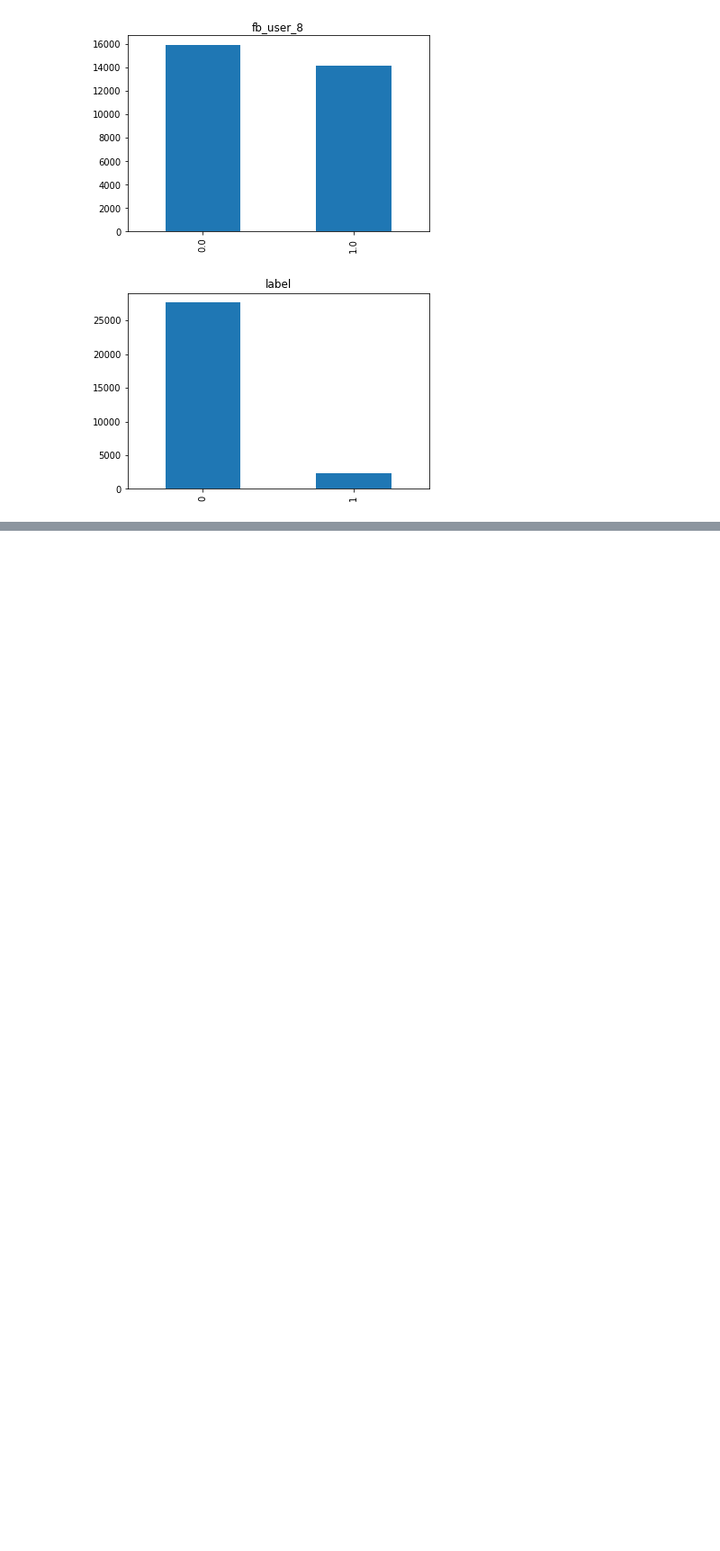
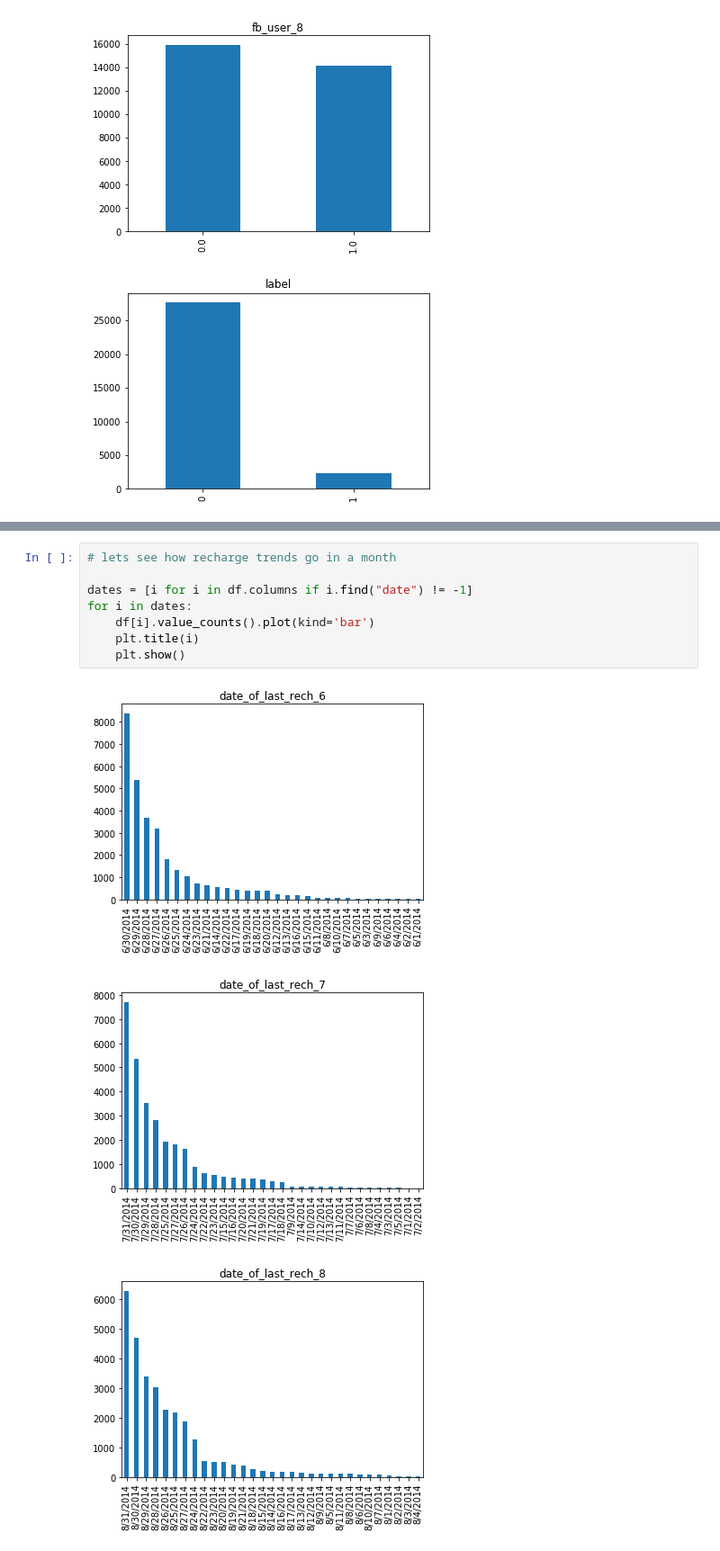
Before and after one commit to jagadeesh-gajula/Telecom-Churn-Prediction, a Jupyter notebook: Telecom Churn Case Study.ipynb, the cells around one changed output, grey strips where cells are left out. Shown at 90% size. Saved outputs shown, nothing was run; the diff lists cells and outputs as text; blank space fills up the shorter version.

```diff
--- a/Telecom Churn Case Study.ipynb
+++ b/Telecom Churn Case Study.ipynb
@@ -266,0 +275,12 @@ for i in numeric:
+# %%
+# lets see how recharge trends go in a month
+
+dates = [i for i in df.columns if i.find("date") != -1]
+for i in dates:
+    df[i].value_counts().plot(kind='bar')
+    plt.title(i)
+    plt.show()
+# %% [output]
+[figure, added]
+[figure, added]
+[figure, added]
```
Also changed, not shown: parts of 15 cells of this notebook.
